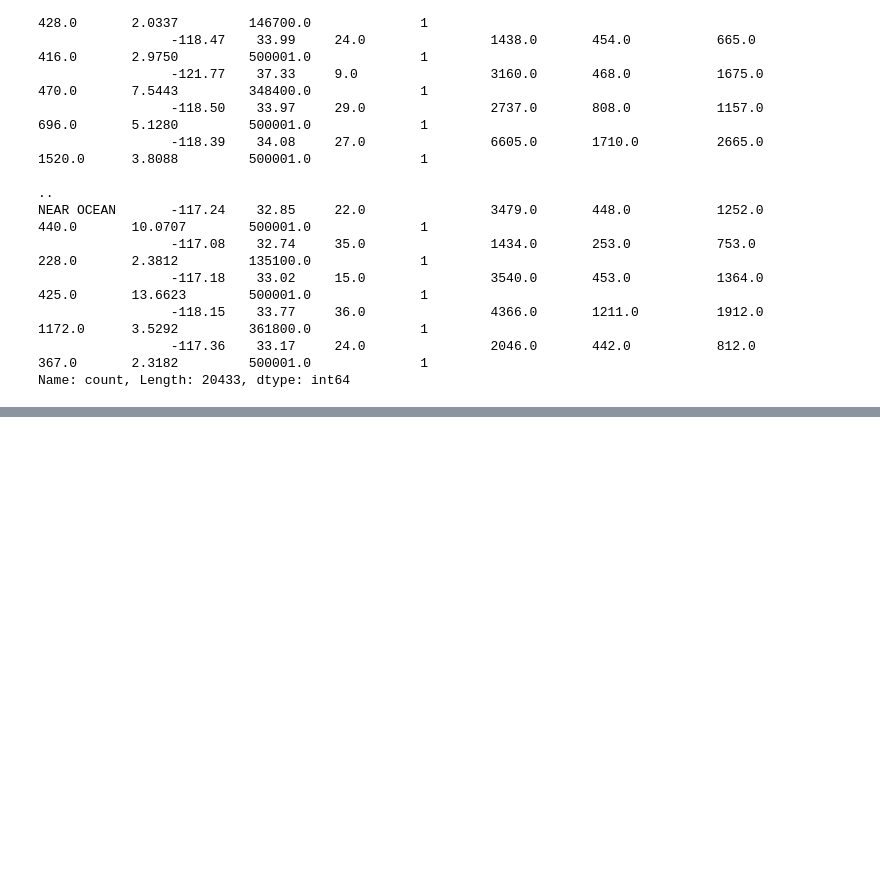
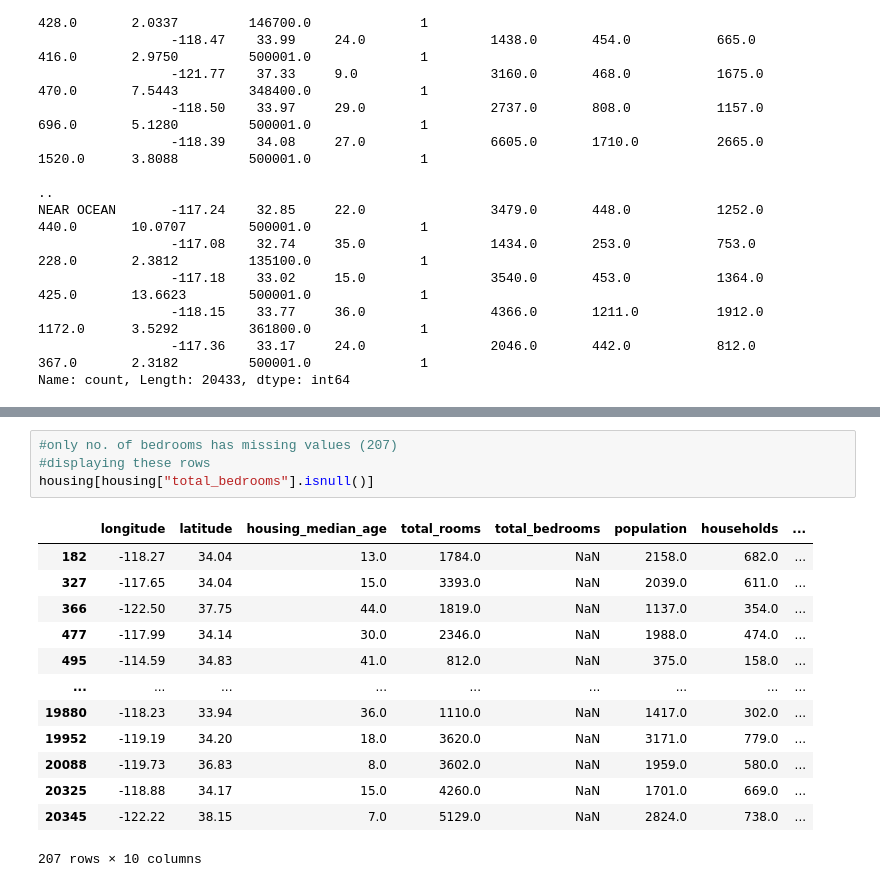
Before and after one commit to Mahnoor-Asad-Khan/day06-08--machine-learning-workflow, a Jupyter notebook: pandas_foundations.ipynb, the cells around one changed output, grey strips where cells are left out. Saved outputs shown, nothing was run; the diff lists cells and outputs as text; blank space fills up the shorter version.

Commit message:
Handle missing values in housing dataset

```diff
--- a/pandas_foundations.ipynb
+++ b/pandas_foundations.ipynb
@@ -380,0 +397,18 @@ Name: count, Length: 20433, dtype: int64
+# %%
+#only no. of bedrooms has missing values (207)
+#displaying these rows
+housing[housing["total_bedrooms"].isnull()]
+# %% [output]
+|  | longitude | latitude | housing_median_age | total_rooms | total_bedrooms | population | households | ... |
+| 182 | -118.27 | 34.04 | 13.0 | 1784.0 | NaN | 2158.0 | 682.0 | ... |
+| 327 | -117.65 | 34.04 | 15.0 | 3393.0 | NaN | 2039.0 | 611.0 | ... |
+| 366 | -122.50 | 37.75 | 44.0 | 1819.0 | NaN | 1137.0 | 354.0 | ... |
+| 477 | -117.99 | 34.14 | 30.0 | 2346.0 | NaN | 1988.0 | 474.0 | ... |
+| 495 | -114.59 | 34.83 | 41.0 | 812.0 | NaN | 375.0 | 158.0 | ... |
+| ... | ... | ... | ... | ... | ... | ... | ... | ... |
+| 19880 | -118.23 | 33.94 | 36.0 | 1110.0 | NaN | 1417.0 | 302.0 | ... |
+| 19952 | -119.19 | 34.20 | 18.0 | 3620.0 | NaN | 3171.0 | 779.0 | ... |
+| 20088 | -119.73 | 36.83 | 8.0 | 3602.0 | NaN | 1959.0 | 580.0 | ... |
+| 20325 | -118.88 | 34.17 | 15.0 | 4260.0 | NaN | 1701.0 | 669.0 | ... |
+| 20345 | -122.22 | 38.15 | 7.0 | 5129.0 | NaN | 2824.0 | 738.0 | ... |
+207 rows × 10 columns
```
Also changed, not shown: parts of 12 cells of this notebook.
